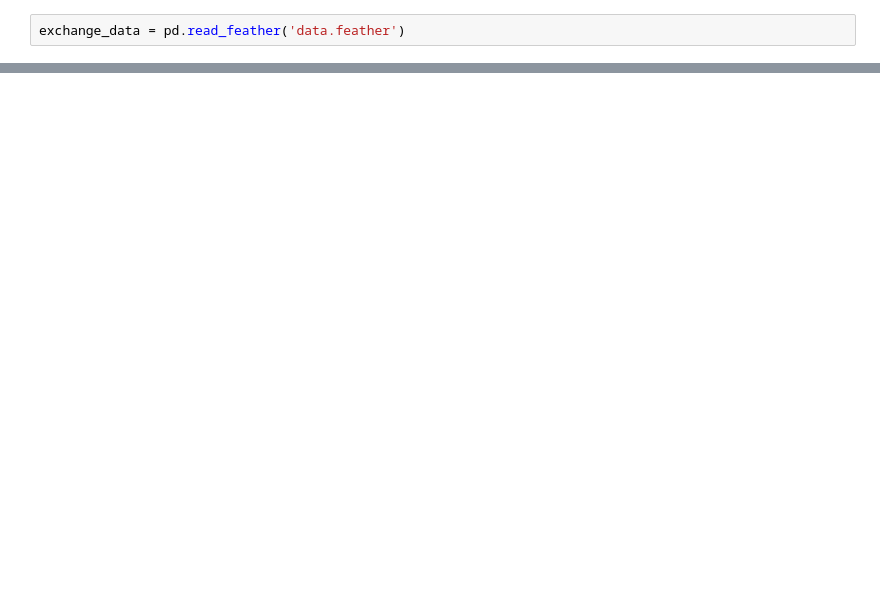
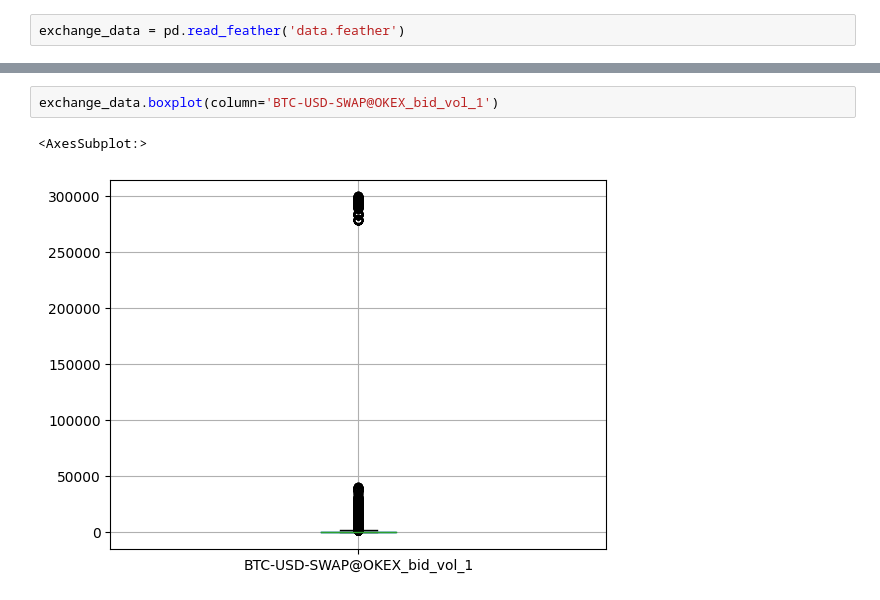
Before and after one commit to varsey/py-sql-test-case, a Jupyter notebook: main.ipynb, the cells around one changed output, grey strips where cells are left out. Cells and saved outputs as stored; diff of their text form; blank space fills up the shorter version.

```diff
--- a/main.ipynb
+++ b/main.ipynb
@@ -39,0 +77,5 @@ quantile 0.75 - 578.0
+# %%
+exchange_data.boxplot(column='BTC-USD-SWAP@OKEX_bid_vol_1')
+# %% [output]
+<AxesSubplot:>
+[figure, added]
```
Also changed, not shown: parts of 9 cells of this notebook, 1 other file.
